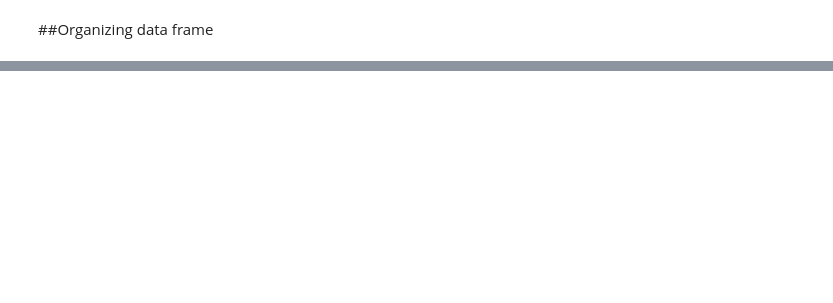
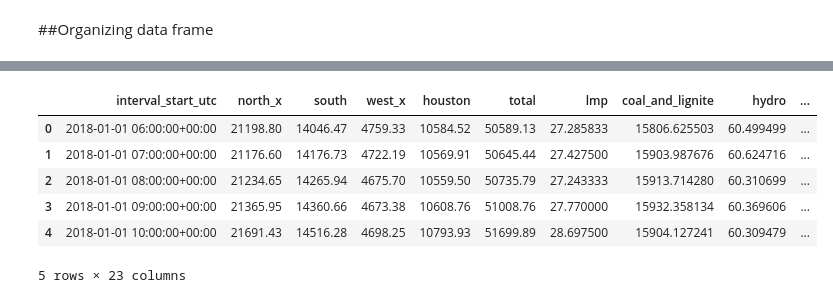
Before and after one commit to jessalynlc/IDS705_final_project, a Jupyter notebook: data_scrape.ipynb, the cells around one changed output, grey strips where cells are left out. Saved outputs shown, nothing was run; the diff lists cells and outputs as text; code cells hidden in the pictures; blank space fills up the shorter version.

```diff
--- a/data_scrape.ipynb
+++ b/data_scrape.ipynb
@@ -189,7 +175,7 @@ temp_3_url = "https://raw.githubusercontent.com/jessalynlc/IDS705_final_project/
 temp_4_url = "https://raw.githubusercontent.com/jessalynlc/IDS705_final_project/main/Raw_Data/temp_Dec312020-Dec312021.csv"
 temp_5_url = "https://raw.githubusercontent.com/jessalynlc/IDS705_final_project/main/Raw_Data/temp_Dec312021-Dec312022.csv"
 temp_6_url = "https://raw.githubusercontent.com/jessalynlc/IDS705_final_project/main/Raw_Data/temp_Dec312022-Dec312023.csv"
-temp_7_url = "https://raw.githubusercontent.com/jessalynlc/IDS705_final_project/main/Raw_Data/temp_Dec312023-Dec302024.csv"
+temp_7_url = "https://raw.githubusercontent.com/jessalynlc/IDS705_final_project/main/Raw_Data/temp_Dec312023-Dec302024_v2.csv"
 temp_8_url = "https://raw.githubusercontent.com/jessalynlc/IDS705_final_project/main/Raw_Data/temp_Dec302024-Apr132025.csv"
 # %%
 load = pd.read_csv(load_url)
@@ -243,0 +249,24 @@ print(temp.shape)
+# %%
+#dropping unnecessary columns
+load = load.drop(columns=['interval_end_local', 'interval_start_local', 'interval_end_utc'])
+busavg_lmp = busavg_lmp.drop(columns=['interval_end_local', 'interval_start_local', 'interval_end_utc', 'location'])
+fuel_mix = fuel_mix.drop(columns=['interval_end_local', 'interval_start_local', 'interval_end_utc'])
+temp = temp.drop(columns=['interval_end_local', 'interval_start_local', 'interval_end_utc', 'publish_time_local', 'publish_time_utc'])
+
+#turning interval_start_local to datetime objects
+for df in [load, busavg_lmp, fuel_mix, temp]:
+    df['interval_start_utc'] = pd.to_datetime(df['interval_start_utc'], utc = True)
+# %%
+merged = load.merge(busavg_lmp, on='interval_start_utc', how='left')
+merged = merged.merge(fuel_mix, on='interval_start_utc', how='left')
+all_hourly_data = merged.merge(temp, on='interval_start_utc', how='left')
+# %%
+all_hourly_data.head()
+# %% [output]
+|  | interval_start_utc | north_x | south | west_x | houston | total | lmp | coal_and_lignite | hydro | ... |
+| 0 | 2018-01-01 06:00:00+00:00 | 21198.80 | 14046.47 | 4759.33 | 10584.52 | 50589.13 | 27.285833 | 15806.625503 | 60.499499 | ... |
+| 1 | 2018-01-01 07:00:00+00:00 | 21176.60 | 14176.73 | 4722.19 | 10569.91 | 50645.44 | 27.427500 | 15903.987676 | 60.624716 | ... |
+| 2 | 2018-01-01 08:00:00+00:00 | 21234.65 | 14265.94 | 4675.70 | 10559.50 | 50735.79 | 27.243333 | 15913.714280 | 60.310699 | ... |
+| 3 | 2018-01-01 09:00:00+00:00 | 21365.95 | 14360.66 | 4673.38 | 10608.76 | 51008.76 | 27.770000 | 15932.358134 | 60.369606 | ... |
+| 4 | 2018-01-01 10:00:00+00:00 | 21691.43 | 14516.28 | 4698.25 | 10793.93 | 51699.89 | 28.697500 | 15904.127241 | 60.309479 | ... |
+5 rows × 23 columns
```
Also changed, not shown: parts of 15 cells of this notebook.
